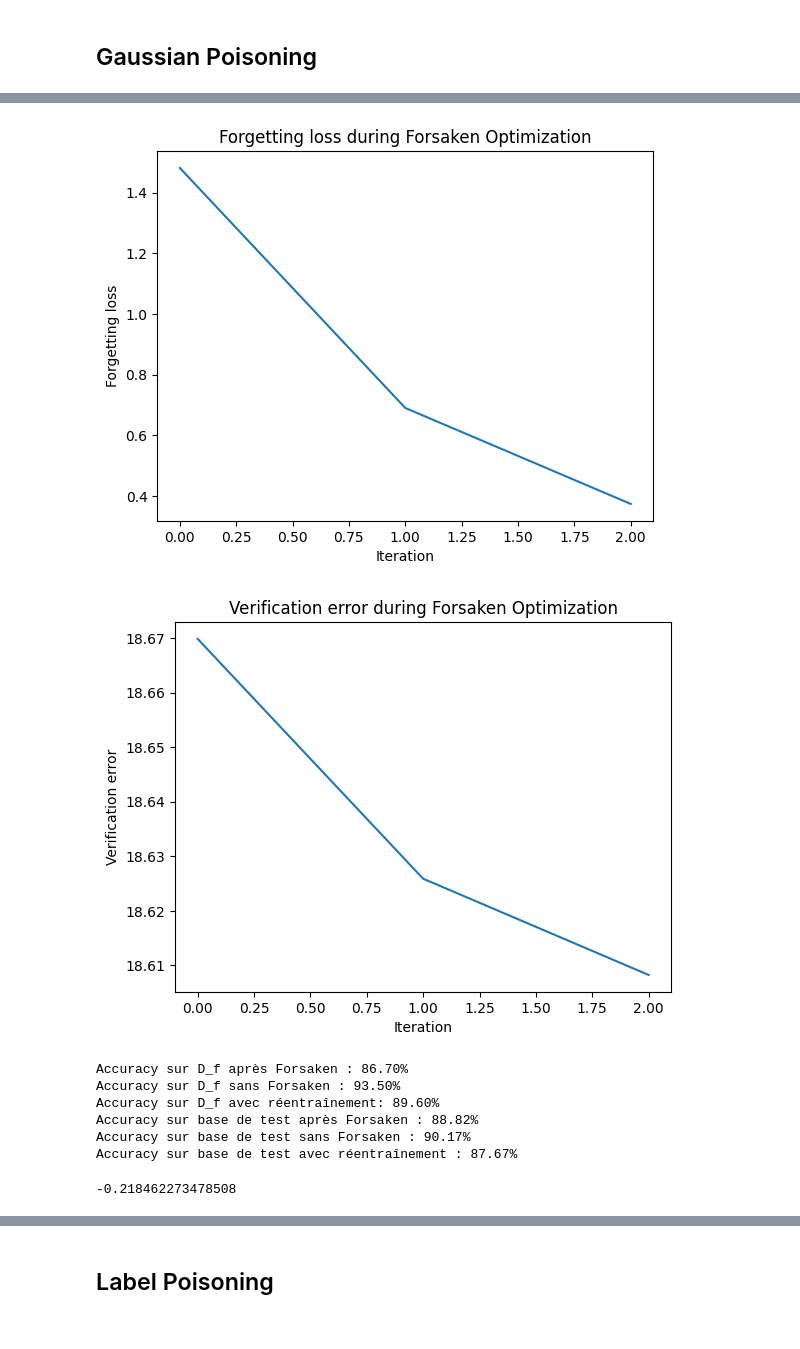
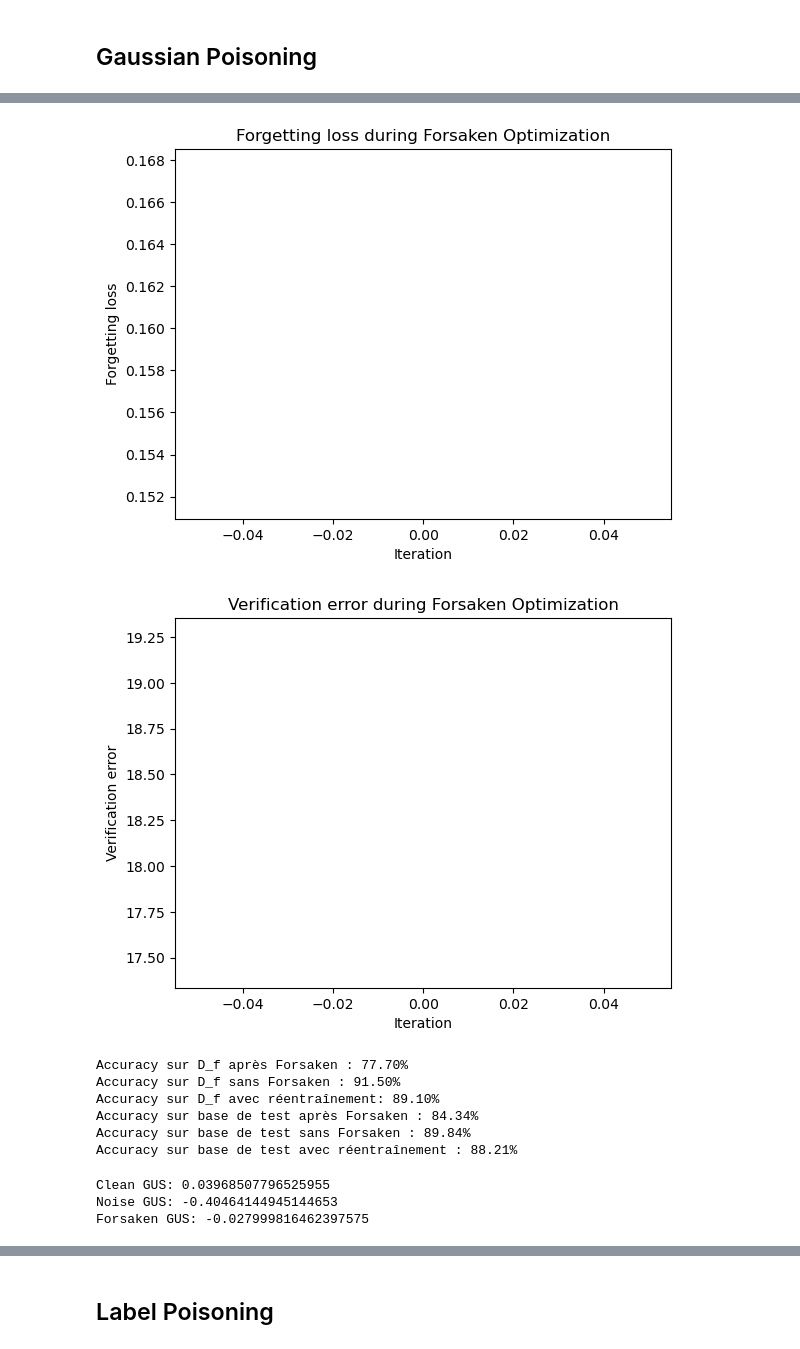
Before and after one commit to DepInfoAliciaSHAO/forsaken, a Jupyter notebook: forsaken.ipynb, the cells around one changed output, grey strips where cells are left out. Drawn from its saved outputs; the diff is of its cells as text; code cells hidden in the pictures.

```diff
--- a/forsaken.ipynb
+++ b/forsaken.ipynb
@@ -1270,17 +1274,12 @@ tensor([0.1104, 0.1065, 0.0904, 0.1103, 0.1053, 0.0650, 0.0841, 0.0989, 0.1044,
 tensor(1.0000)
 # %%
-T = 3
-lambda_ = 0.000001
-eta_mu = 0.01
-xi = 0.1
-p = 0.01
+T = 1
+lambda_ = 0.00
+eta_mu = 0.1
+xi = 0.01
 
 D_f, _ = next(iter(loaders["contaminated_loader"]))
-omega_loader, omega_indices = create_omega_loader(loaders["clean_loader"].dataset, proportion=p)
-print(f"Omega set: {len(omega_indices)}")
-omega = compute_omega(model_noise, omega_loader)
 omega = 1.0
-print(f"Computed omega: {omega:.4f}")
 
 model_forsaken = forsaken(
     f_theta_0=model_noise,
@@ -1304,18 +1299,26 @@ Fin de la procédure Forsaken.
-[figure, old version]
+[figure, new version]
-[figure, old version]
+[figure, new version]
 # %%
 accuracies_gus = get_accuracy(model_forsaken, model_noise, model_clean, loaders["contaminated_loader"], test_loader_gaussian)
 # %% [output]
-Accuracy sur D_f après Forsaken : 86.70%
-Accuracy sur D_f sans Forsaken : 93.50%
-Accuracy sur D_f avec réentraînement: 89.60%
-Accuracy sur base de test après Forsaken : 88.82%
-Accuracy sur base de test sans Forsaken : 90.17%
-Accuracy sur base de test avec réentraînement : 87.67%
+Accuracy sur D_f après Forsaken : 77.70%
+Accuracy sur D_f sans Forsaken : 91.50%
+Accuracy sur D_f avec réentraînement: 89.10%
+Accuracy sur base de test après Forsaken : 84.34%
+Accuracy sur base de test sans Forsaken : 89.84%
+Accuracy sur base de test avec réentraînement : 88.21%
-# %%
-compute_gus_score(model_forsaken, loaders["base_contaminated_loader"], loaders["noise_loader"], epsilon)
-# %% [output]
--0.218462273478508
+# %%
+clean_gus = compute_gus_score(model_clean, loaders["base_contaminated_loader"], loaders["noise_loader"], epsilon)
+noise_gus = compute_gus_score(model_noise, loaders["base_contaminated_loader"], loaders["noise_loader"], epsilon)
+forsaken_gus = compute_gus_score(model_forsaken, loaders["base_contaminated_loader"], loaders["noise_loader"], epsilon)
+
+print(f"Clean GUS: {clean_gus}")
+print(f"Noise GUS: {noise_gus}")
+print(f"Forsaken GUS: {forsaken_gus}")
+# %% [output]
+Clean GUS: 0.03968507796525955
+Noise GUS: -0.40464144945144653
+Forsaken GUS: -0.027999816462397575
 # %%
 plot_hist(accuracies_gus)
 # %% [output]
```
Also changed, not shown: parts of 15 cells of this notebook.
